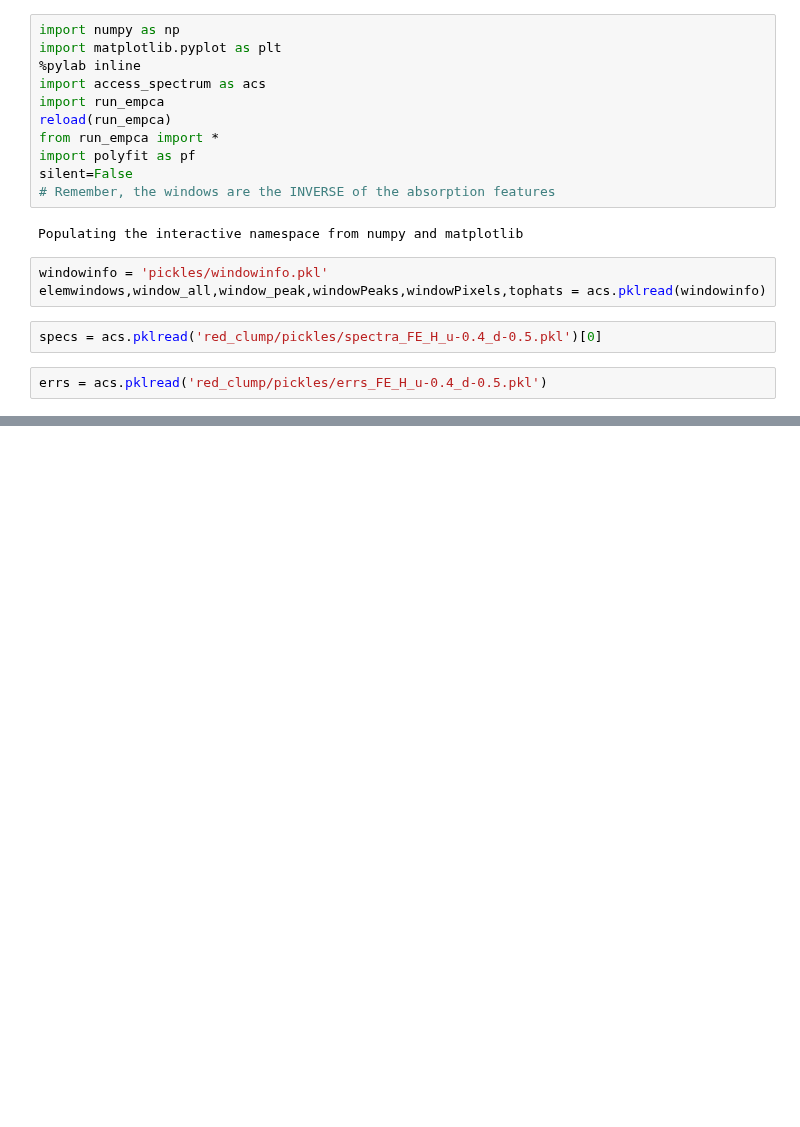
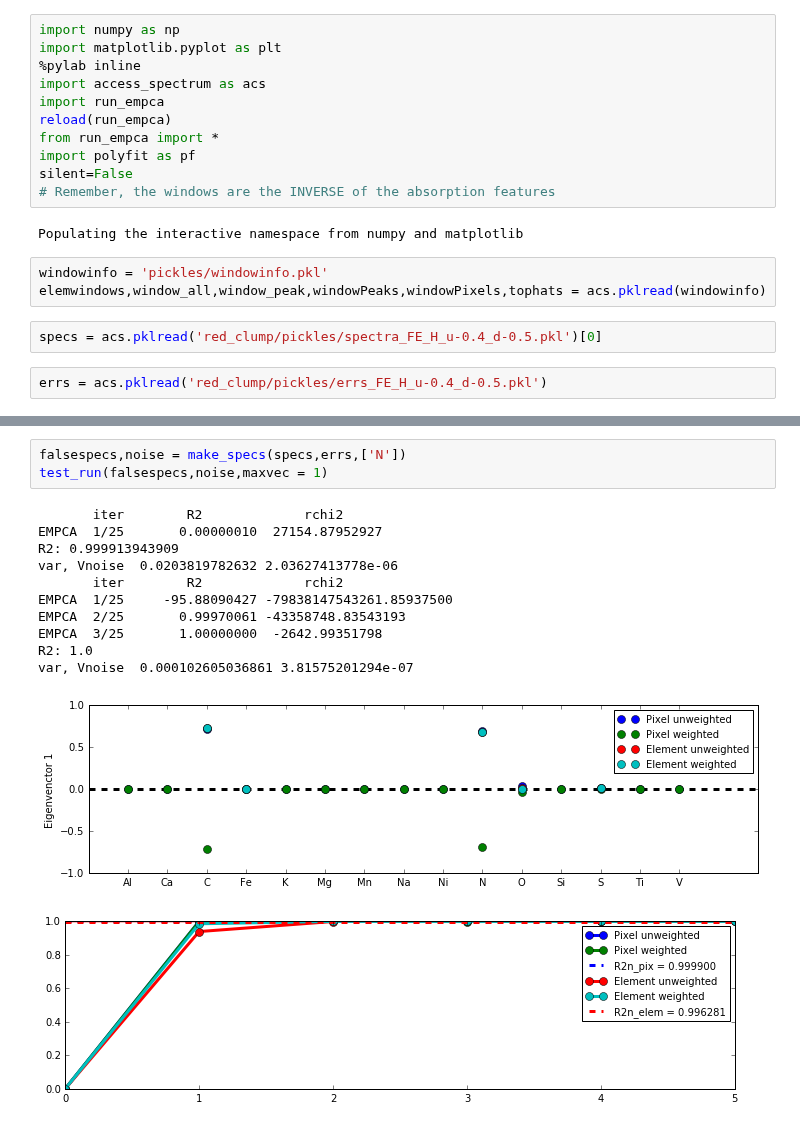
Before and after one commit to NatalieP-J/rcapogee-plots, a Jupyter notebook: test_empca.ipynb, the cells around one changed output, grey strips where cells are left out. Saved outputs shown, nothing was run; the diff lists cells and outputs as text; blank space fills up the shorter version.

```diff
--- a/test_empca.ipynb
+++ b/test_empca.ipynb
@@ -114,0 +129,16 @@ var, Vnoise  1.26316789687e-05 3.98692249941e-07
+# %%
+falsespecs,noise = make_specs(specs,errs,['N'])
+test_run(falsespecs,noise,maxvec = 1)
+# %% [output]
+       iter        R2             rchi2
+EMPCA  1/25       0.00000010  27154.87952927
+R2: 0.999913943909
+var, Vnoise  0.0203819782632 2.03627413778e-06
+       iter        R2             rchi2
+EMPCA  1/25     -95.88090427 -79838147543261.85937500
+EMPCA  2/25       0.99970061 -43358748.83543193
+EMPCA  3/25       1.00000000  -2642.99351798
+R2: 1.0
+var, Vnoise  0.000102605036861 3.81575201294e-07
+[figure, added]
+[figure, added]
```
Also changed, not shown: parts of 4 cells of this notebook.
